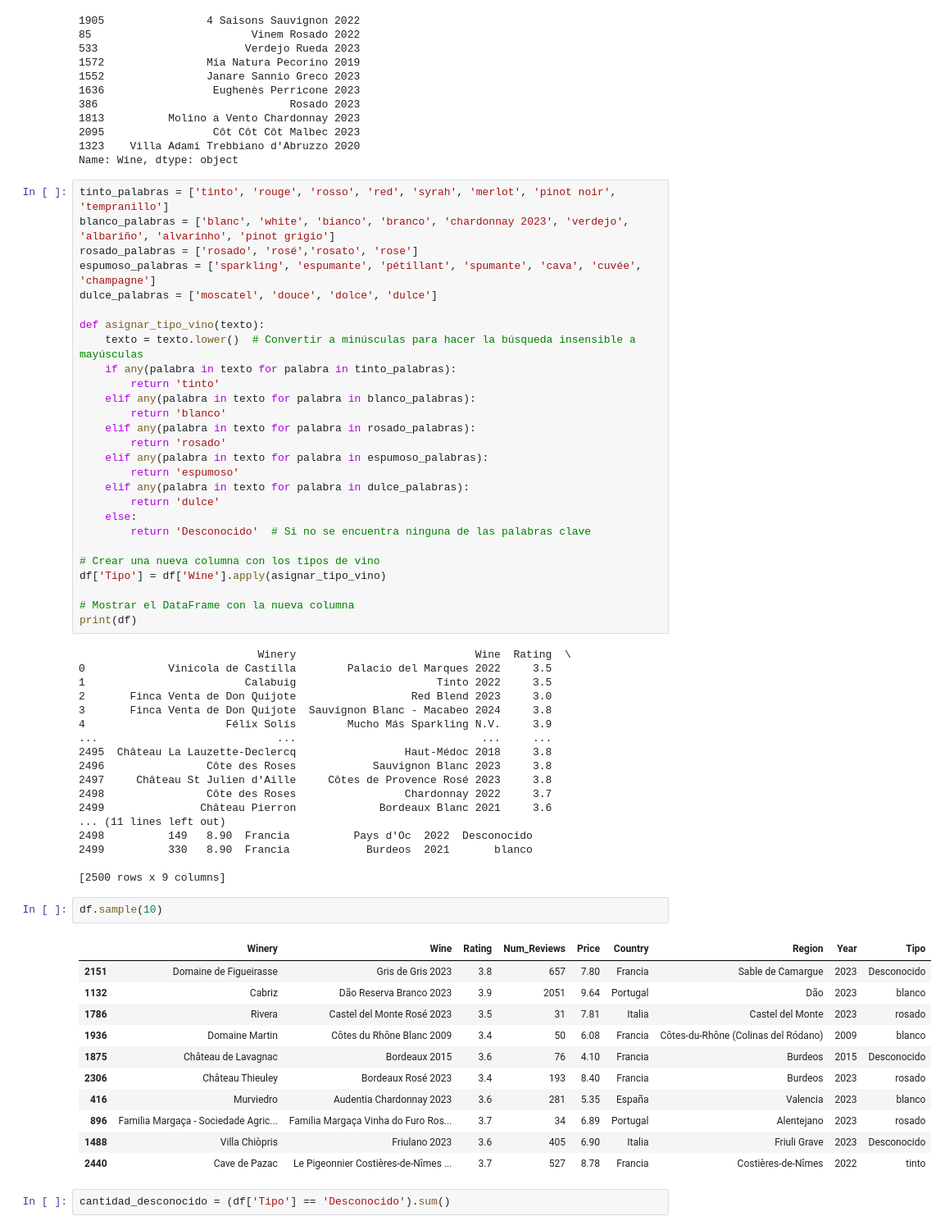
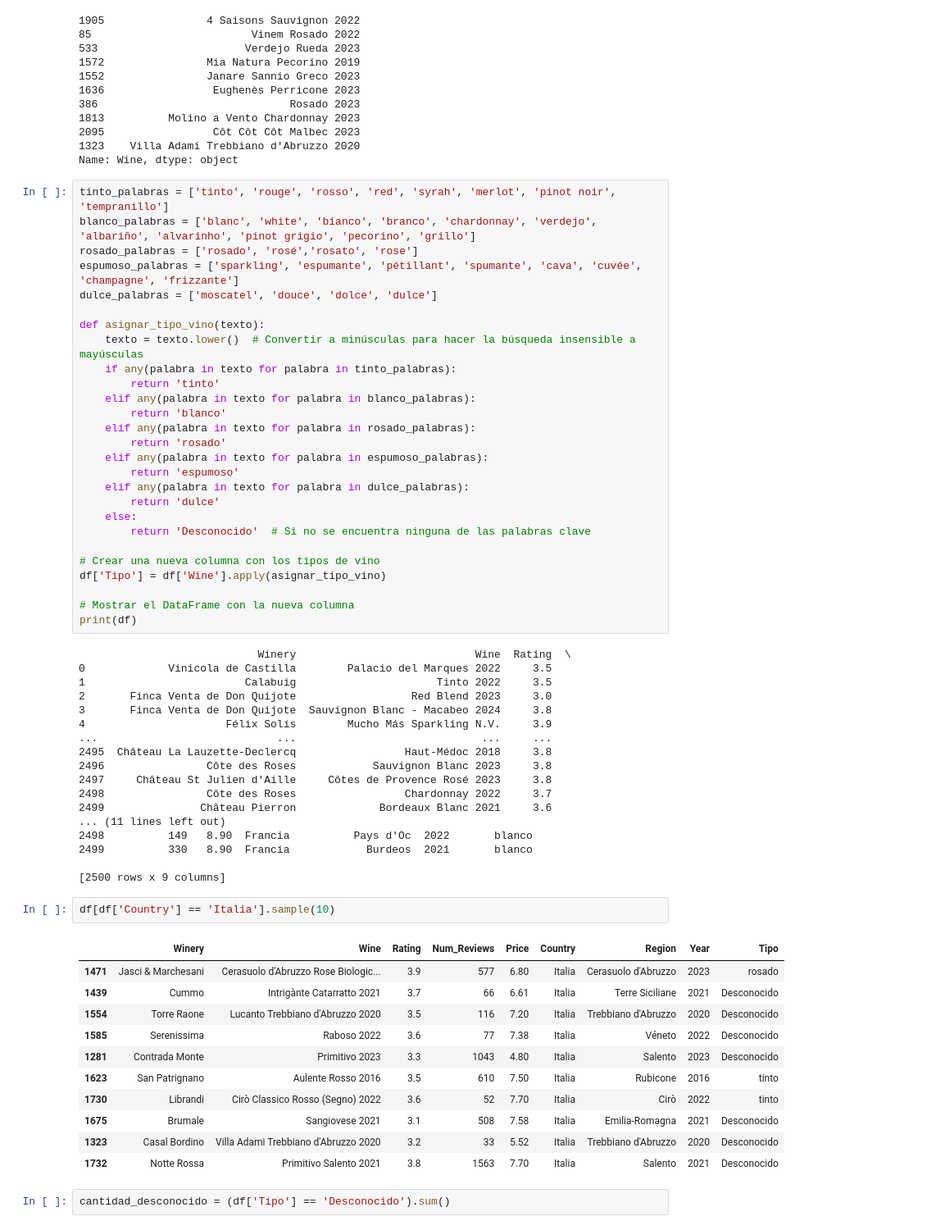
Before and after one commit to Yolanda-Ser/project-da-promo-k-modulo-4-team-1-, a Jupyter notebook: datos_vinos.ipynb, the cells around one changed output. Shown: that part at 82% size. Drawn from its saved outputs; the diff is of its cells as text.

```diff
--- a/datos_vinos.ipynb
+++ b/datos_vinos.ipynb
@@ -501,9 +501,9 @@ df['Wine'].sample(10)
 Name: Wine, dtype: object
 # %%
 tinto_palabras = ['tinto', 'rouge', 'rosso', 'red', 'syrah', 'merlot', 'pinot noir', 'tempranillo']
-blanco_palabras = ['blanc', 'white', 'bianco', 'branco', 'chardonnay 2023', 'verdejo', 'albariño', 'alvarinho', 'pinot grigio']
+blanco_palabras = ['blanc', 'white', 'bianco', 'branco', 'chardonnay', 'verdejo', 'albariño', 'alvarinho', 'pinot grigio', 'pecorino', 'grillo']
 rosado_palabras = ['rosado', 'rosé','rosato', 'rose']
-espumoso_palabras = ['sparkling', 'espumante', 'pétillant', 'spumante', 'cava', 'cuvée', 'champagne']
+espumoso_palabras = ['sparkling', 'espumante', 'pétillant', 'spumante', 'cava', 'cuvée', 'champagne', 'frizzante']
 dulce_palabras = ['moscatel', 'douce', 'dolce', 'dulce']
 
 def asignar_tipo_vino(texto):
@@ -540,24 +540,24 @@ print(df)
 2498                Côte des Roses                 Chardonnay 2022     3.7
 2499               Château Pierron             Bordeaux Blanc 2021     3.6
 ... (11 lines left out)
-2498          149   8.90  Francia          Pays d'Oc  2022  Desconocido
+2498          149   8.90  Francia          Pays d'Oc  2022       blanco
 2499          330   8.90  Francia            Burdeos  2021       blanco
 
 [2500 rows x 9 columns]
 # %%
-df.sample(10)
+df[df['Country'] == 'Italia'].sample(10)
 # %% [output]
 |  | Winery | Wine | Rating | Num_Reviews | Price | Country | Region | Year | Tipo |
-| 2151 | Domaine de Figueirasse | Gris de Gris 2023 | 3.8 | 657 | 7.80 | Francia | Sable de Camargue | 2023 | Desconocido |
-| 1132 | Cabriz | Dão Reserva Branco 2023 | 3.9 | 2051 | 9.64 | Portugal | Dão | 2023 | blanco |
-| 1786 | Rivera | Castel del Monte Rosé 2023 | 3.5 | 31 | 7.81 | Italia | Castel del Monte | 2023 | rosado |
-| 1936 | Domaine Martin | Côtes du Rhône Blanc 2009 | 3.4 | 50 | 6.08 | Francia | Côtes-du-Rhône (Colinas del Ródano) | 2009 | blanco |
-| 1875 | Château de Lavagnac | Bordeaux 2015 | 3.6 | 76 | 4.10 | Francia | Burdeos | 2015 | Desconocido |
-| 2306 | Château Thieuley | Bordeaux Rosé 2023 | 3.4 | 193 | 8.40 | Francia | Burdeos | 2023 | rosado |
-| 416 | Murviedro | Audentia Chardonnay 2023 | 3.6 | 281 | 5.35 | España | Valencia | 2023 | blanco |
-| 896 | Familia Margaça - Sociedade Agric... | Familia Margaça Vinha do Furo Ros... | 3.7 | 34 | 6.89 | Portugal | Alentejano | 2023 | rosado |
-| 1488 | Villa Chiòpris | Friulano 2023 | 3.6 | 405 | 6.90 | Italia | Friuli Grave | 2023 | Desconocido |
-| 2440 | Cave de Pazac | Le Pigeonnier Costières-de-Nîmes ... | 3.7 | 527 | 8.78 | Francia | Costières-de-Nîmes | 2022 | tinto |
+| 1471 | Jasci & Marchesani | Cerasuolo d'Abruzzo Rose Biologic... | 3.9 | 577 | 6.80 | Italia | Cerasuolo d'Abruzzo | 2023 | rosado |
+| 1439 | Cummo | Intrigànte Catarratto 2021 | 3.7 | 66 | 6.61 | Italia | Terre Siciliane | 2021 | Desconocido |
+| 1554 | Torre Raone | Lucanto Trebbiano d'Abruzzo 2020 | 3.5 | 116 | 7.20 | Italia | Trebbiano d'Abruzzo | 2020 | Desconocido |
+| 1585 | Serenissima | Raboso 2022 | 3.6 | 77 | 7.38 | Italia | Véneto | 2022 | Desconocido |
+| 1281 | Contrada Monte | Primitivo 2023 | 3.3 | 1043 | 4.80 | Italia | Salento | 2023 | Desconocido |
+| 1623 | San Patrignano | Aulente Rosso 2016 | 3.5 | 610 | 7.50 | Italia | Rubicone | 2016 | tinto |
+| 1730 | Librandi | Cirò Classico Rosso (Segno) 2022 | 3.6 | 52 | 7.70 | Italia | Cirò | 2022 | tinto |
+| 1675 | Brumale | Sangiovese 2021 | 3.1 | 508 | 7.58 | Italia | Emilia-Romagna | 2021 | Desconocido |
+| 1323 | Casal Bordino | Villa Adami Trebbiano d'Abruzzo 2020 | 3.2 | 33 | 5.52 | Italia | Trebbiano d'Abruzzo | 2020 | Desconocido |
+| 1732 | Notte Rossa | Primitivo Salento 2021 | 3.8 | 1563 | 7.70 | Italia | Salento | 2021 | Desconocido |
 # %%
 cantidad_desconocido = (df['Tipo'] == 'Desconocido').sum()
 # %%
```
Also changed, not shown: parts of 10 cells of this notebook, 1 other file.
